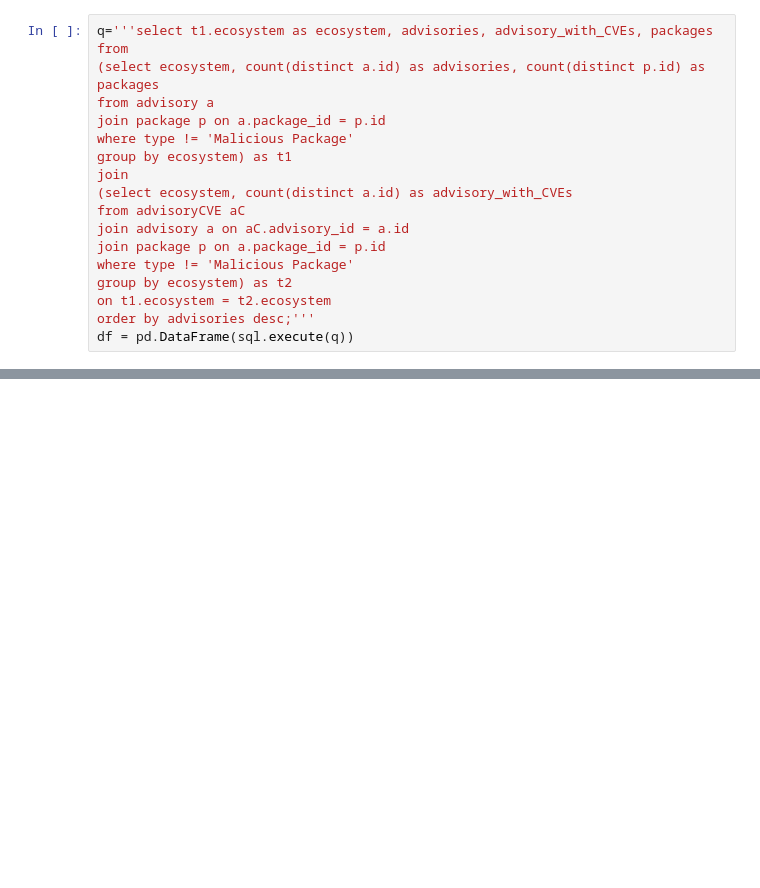
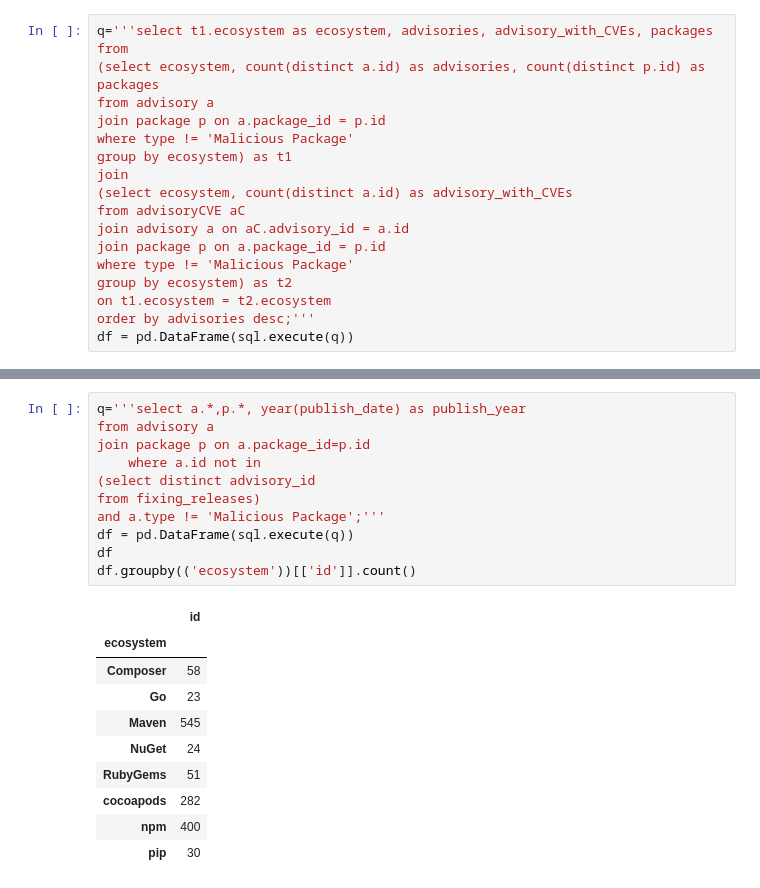
Before and after one commit to nasifimtiazohi/advisory-lifecycle, a Jupyter notebook: data_explore/exlpore.ipynb, the cells around one changed output, grey strips where cells are left out. Saved outputs shown, nothing was run; the diff lists cells and outputs as text; blank space fills up the shorter version.

```diff
--- a/data_explore/exlpore.ipynb
+++ b/data_explore/exlpore.ipynb
@@ -98,0 +160,22 @@ df.plot(x='publish_year',y='cumsum',kind='line', title = 'advisory count over th
+# %%
+q='''select a.*,p.*, year(publish_date) as publish_year
+from advisory a
+join package p on a.package_id=p.id
+    where a.id not in
+(select distinct advisory_id
+from fixing_releases)
+and a.type != 'Malicious Package';'''
+df = pd.DataFrame(sql.execute(q))
+df
+df.groupby(('ecosystem'))[['id']].count()
+# %% [output]
+|  | id |
+| ecosystem |  |
+| Composer | 58 |
+| Go | 23 |
+| Maven | 545 |
+| NuGet | 24 |
+| RubyGems | 51 |
+| cocoapods | 282 |
+| npm | 400 |
+| pip | 30 |
```
Also changed, not shown: parts of 9 cells of this notebook.
